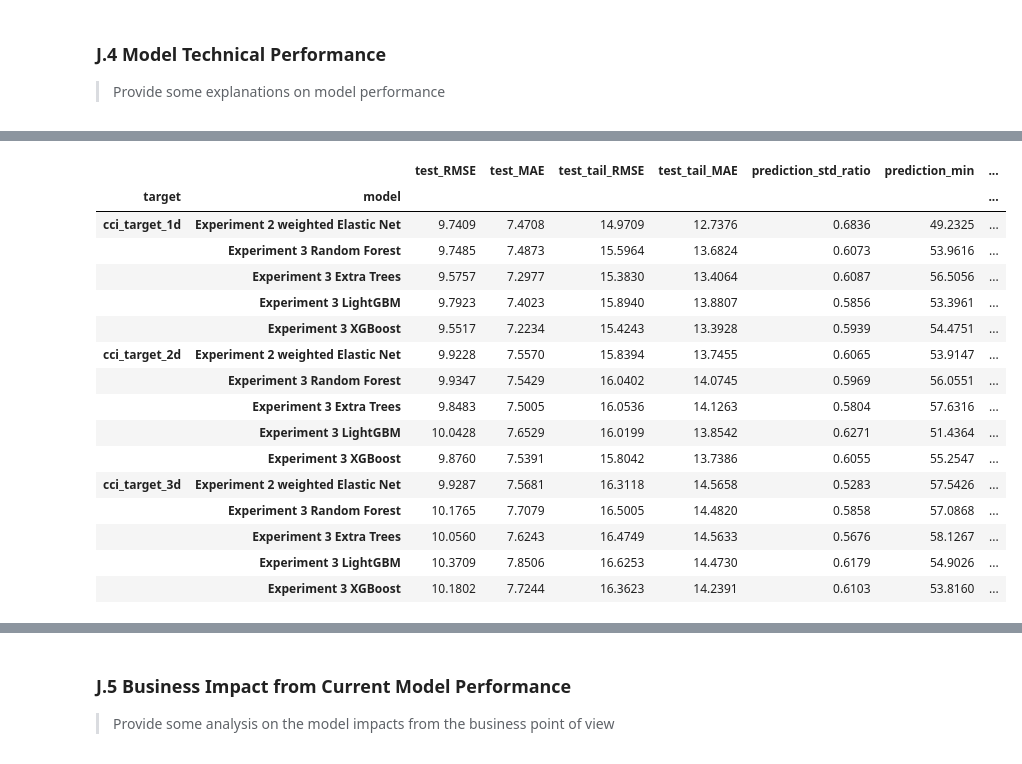
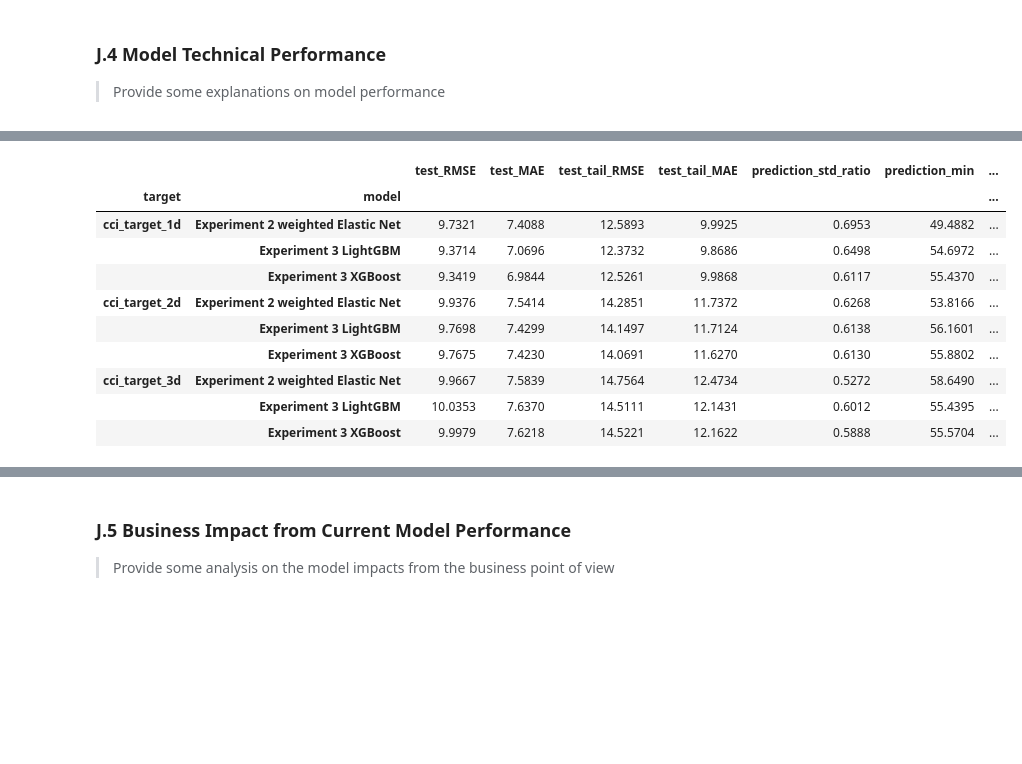
Before and after one commit to RP28/36120-26SP-AT2-26294153-experiments, a Jupyter notebook: notebooks/comfort_climate/36120_26SP_AT2_26294153_experiment_3.ipynb, the cells around one changed output, grey strips where cells are left out. Drawn from its saved outputs; the diff is of its cells as text; code cells hidden in the pictures; blank space fills up the shorter version.

```diff
--- a/notebooks/comfort_climate/36120_26SP_AT2_26294153_experiment_3.ipynb
+++ b/notebooks/comfort_climate/36120_26SP_AT2_26294153_experiment_3.ipynb
@@ -1046,27 +1105,27 @@ for target in target_names:
     target_selected = selected_candidate_summary[
         selected_candidate_summary["target"].eq(target)
     ].sort_values(["validation_RMSE", "validation_tail_RMSE"])
-    print("Selected validation candidate from each model family")
     display(
         target_selected[
             [
                 "model_family",
+                "tail_percentile",
                 "tail_weight_multiplier",
                 "max_depth",
                 "minimum_leaf_control",
                 "learning_rate",
                 "validation_RMSE",
                 "validation_tail_RMSE",
-                "validation_tail_MAE",
             ]
         ].round(4)
     )
 
-    for model_family in weighted_family_grids:
-        output = weighted_tree_outputs[(model_family, target)]
-        print(TREE_FAMILY_LABELS[model_family], "- best configuration at each tail weight")
+    for model_family in weighted_boosting_grids:
+        output = boosting_outputs[(model_family, target)]
+        print(BOOSTING_MODEL_LABELS[model_family], "- top tail-weighted validation configurations")
         display(
-            output["best_by_weight"][
+            output["search_results"]
+            .sort_values(["validation_tail_RMSE", "validation_RMSE"])[
                 [
                     "tail_weight_multiplier",
                     "max_depth",
@@ -1074,11 +1133,11 @@ for target in target_names:
                     "learning_rate",
                     "validation_RMSE",
                     "validation_tail_RMSE",
-                    "validation_tail_MAE",
                 ]
-            ].round(4)
+            ]
+            .head(5)
+            .round(4)
         )
         display(output["feature_importances"].head(10))
-        display(output["tradeoff_figure"])
 # %% [output]
 cci_target_1d
@@ -1132,56 +1197,51 @@ LightGBM - best configuration at each tail weight
 # %%
 test_rows = []
 
 for target in target_names:
-    reference_workflow = weighted_tree_workflows[("random_forest", target)]
-    actual = np.asarray(reference_workflow.context_.y_test)
+    reference_key = (next(iter(BOOSTING_MODEL_LABELS)), target)
+    reference_workflow = boosting_workflows[reference_key]
+    actual = np.asarray(reference_workflow.context_.y_test).ravel()
+    lower_quantile, upper_quantile = tail_quantiles_by_target[target]
+    lower, upper = pd.Series(np.asarray(reference_workflow.context_.y_train).ravel()).quantile([lower_quantile, upper_quantile])
+    tail_mask = (actual <= lower) | (actual >= upper)
 
     elastic_net_workflow = experiment_2_workflows[target]
     elastic_net_prediction = np.asarray(
         elastic_net_workflow.context_.model.predict(elastic_net_workflow.context_.X_test)
-    )
-    lower = reference_workflow.context_.model.lower_threshold_
-    upper = reference_workflow.context_.model.upper_threshold_
-    tail_mask = (actual <= lower) | (actual >= upper)
+    ).ravel()
 
     model_predictions = {"Experiment 2 weighted Elastic Net": elastic_net_prediction}
-    for model_family in weighted_family_grids:
-        model_predictions[f"Experiment 3 {TREE_FAMILY_LABELS[model_family]}"] = np.asarray(
-            weighted_tree_outputs[(model_family, target)]["predictions"]["Test"]
-        )
+    for model_family in BOOSTING_MODEL_LABELS:
+        model_predictions[f"Experiment 3 {BOOSTING_MODEL_LABELS[model_family]}"] = np.asarray(
+            boosting_outputs[(model_family, target)]["predictions"]["Test"]
+        ).ravel()
 
     for model_name, prediction in model_predictions.items():
         test_rows.append({
             "target": target,
             "model": model_name,
             "test_RMSE": root_mean_squared_error(actual, prediction),
             "test_MAE": mean_absolute_error(actual, prediction),
             "test_tail_RMSE": root_mean_squared_error(actual[tail_mask], prediction[tail_mask]),
             "test_tail_MAE": mean_absolute_error(actual[tail_mask], prediction[tail_mask]),
             "prediction_std_ratio": np.std(prediction) / np.std(actual),
             "prediction_min": float(np.min(prediction)),
             "prediction_max": float(np.max(prediction)),
         })
 
 experiment_comparison = pd.DataFrame(test_rows).set_index(["target", "model"])
 display(experiment_comparison.round(4))
 # %% [output]
 |  |  | test_RMSE | test_MAE | test_tail_RMSE | test_tail_MAE | prediction_std_ratio | prediction_min | ... |
 | target | model |  |  |  |  |  |  | ... |
-| cci_target_1d | Experiment 2 weighted Elastic Net | 9.7409 | 7.4708 | 14.9709 | 12.7376 | 0.6836 | 49.2325 | ... |
-|  | Experiment 3 Random Forest | 9.7485 | 7.4873 | 15.5964 | 13.6824 | 0.6073 | 53.9616 | ... |
-|  | Experiment 3 Extra Trees | 9.5757 | 7.2977 | 15.3830 | 13.4064 | 0.6087 | 56.5056 | ... |
-|  | Experiment 3 LightGBM | 9.7923 | 7.4023 | 15.8940 | 13.8807 | 0.5856 | 53.3961 | ... |
-|  | Experiment 3 XGBoost | 9.5517 | 7.2234 | 15.4243 | 13.3928 | 0.5939 | 54.4751 | ... |
-| cci_target_2d | Experiment 2 weighted Elastic Net | 9.9228 | 7.5570 | 15.8394 | 13.7455 | 0.6065 | 53.9147 | ... |
-|  | Experiment 3 Random Forest | 9.9347 | 7.5429 | 16.0402 | 14.0745 | 0.5969 | 56.0551 | ... |
-|  | Experiment 3 Extra Trees | 9.8483 | 7.5005 | 16.0536 | 14.1263 | 0.5804 | 57.6316 | ... |
-|  | Experiment 3 LightGBM | 10.0428 | 7.6529 | 16.0199 | 13.8542 | 0.6271 | 51.4364 | ... |
-|  | Experiment 3 XGBoost | 9.8760 | 7.5391 | 15.8042 | 13.7386 | 0.6055 | 55.2547 | ... |
-| cci_target_3d | Experiment 2 weighted Elastic Net | 9.9287 | 7.5681 | 16.3118 | 14.5658 | 0.5283 | 57.5426 | ... |
-|  | Experiment 3 Random Forest | 10.1765 | 7.7079 | 16.5005 | 14.4820 | 0.5858 | 57.0868 | ... |
-|  | Experiment 3 Extra Trees | 10.0560 | 7.6243 | 16.4749 | 14.5633 | 0.5676 | 58.1267 | ... |
-|  | Experiment 3 LightGBM | 10.3709 | 7.8506 | 16.6253 | 14.4730 | 0.6179 | 54.9026 | ... |
-|  | Experiment 3 XGBoost | 10.1802 | 7.7244 | 16.3623 | 14.2391 | 0.6103 | 53.8160 | ... |
+| cci_target_1d | Experiment 2 weighted Elastic Net | 9.7321 | 7.4088 | 12.5893 | 9.9925 | 0.6953 | 49.4882 | ... |
+|  | Experiment 3 LightGBM | 9.3714 | 7.0696 | 12.3732 | 9.8686 | 0.6498 | 54.6972 | ... |
+|  | Experiment 3 XGBoost | 9.3419 | 6.9844 | 12.5261 | 9.9868 | 0.6117 | 55.4370 | ... |
+| cci_target_2d | Experiment 2 weighted Elastic Net | 9.9376 | 7.5414 | 14.2851 | 11.7372 | 0.6268 | 53.8166 | ... |
+|  | Experiment 3 LightGBM | 9.7698 | 7.4299 | 14.1497 | 11.7124 | 0.6138 | 56.1601 | ... |
+|  | Experiment 3 XGBoost | 9.7675 | 7.4230 | 14.0691 | 11.6270 | 0.6130 | 55.8802 | ... |
+| cci_target_3d | Experiment 2 weighted Elastic Net | 9.9667 | 7.5839 | 14.7564 | 12.4734 | 0.5272 | 58.6490 | ... |
+|  | Experiment 3 LightGBM | 10.0353 | 7.6370 | 14.5111 | 12.1431 | 0.6012 | 55.4395 | ... |
+|  | Experiment 3 XGBoost | 9.9979 | 7.6218 | 14.5221 | 12.1622 | 0.5888 | 55.5704 | ... |
 # %%
 figure, axes = plt.subplots(
```
Also changed, not shown: parts of 53 cells of this notebook, 8 other files.
